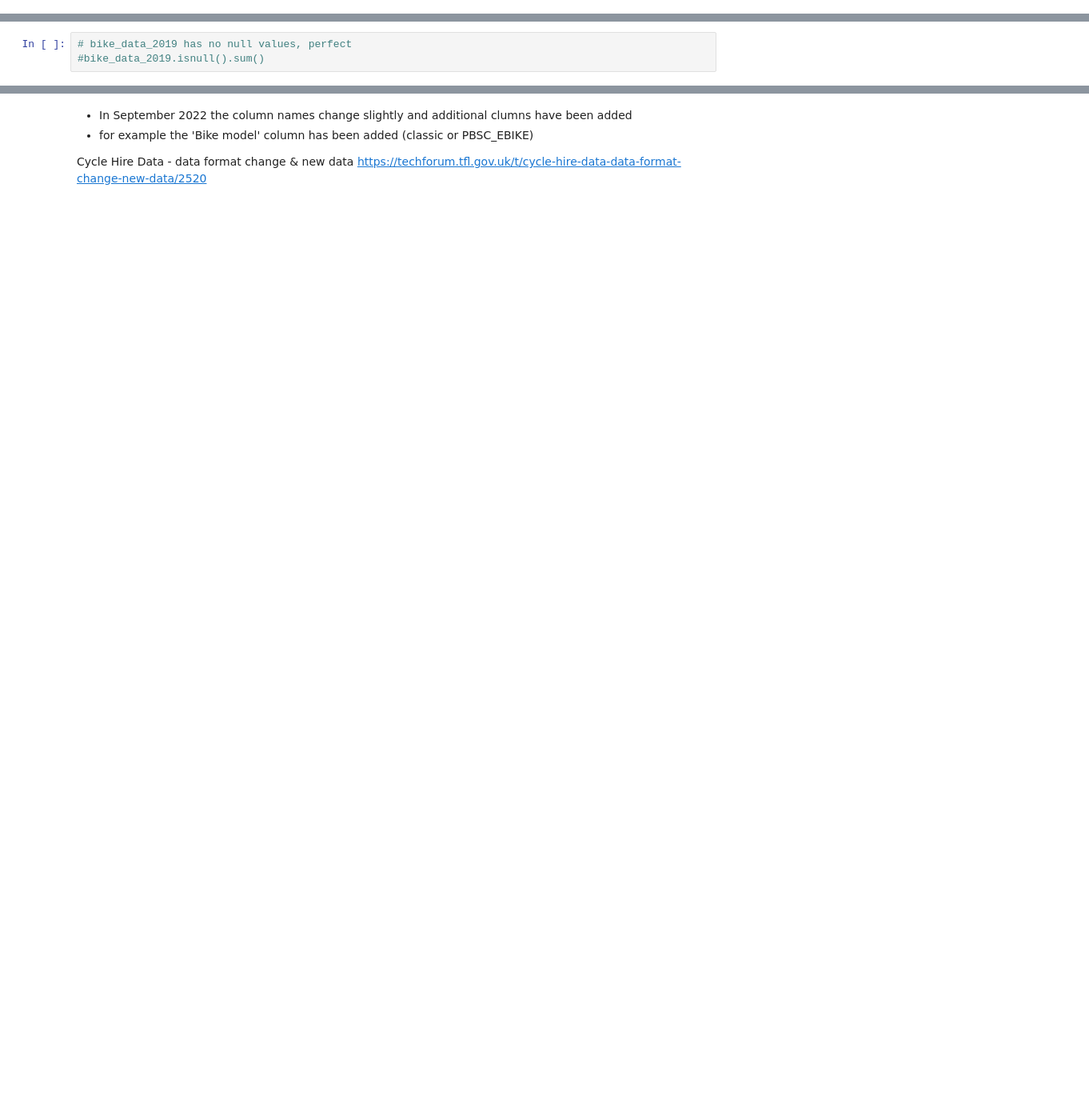
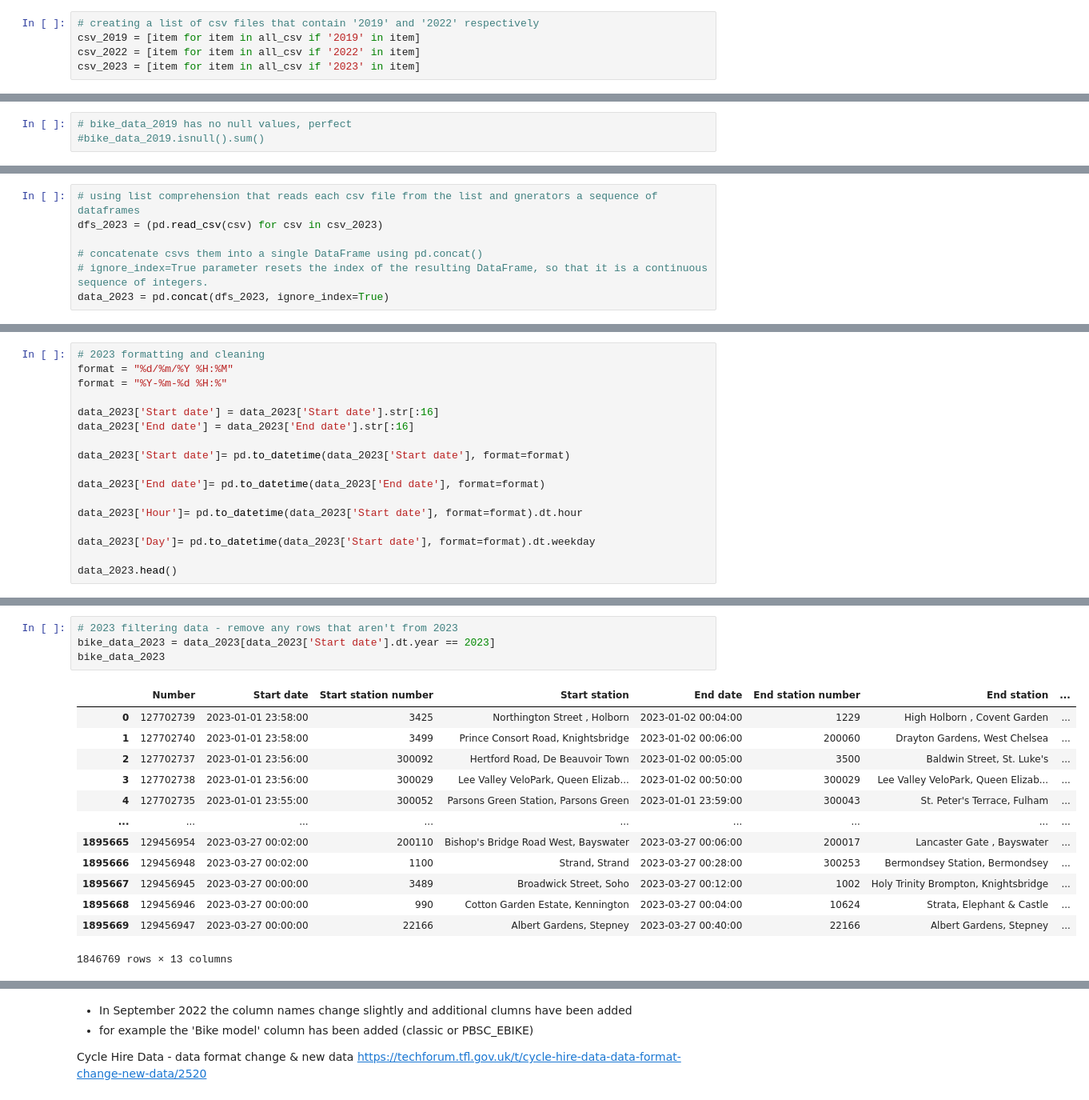
Before and after one commit to elrhmo/TfL_Bike_Analysis, a Jupyter notebook: data_prep.ipynb, the cells around one changed output, grey strips where cells are left out. Shown: that part at 80% size. Cells and saved outputs as stored; diff of their text form; blank space fills up the shorter version.

```diff
--- a/data_prep.ipynb
+++ b/data_prep.ipynb
@@ -173,5 +179,10 @@ all_csv
  'data/bikes\\9a-Journey-Data-Extract-23Aug15-05Sep15.csv',
  'data/bikes\\9b Journey Data Extract 01Sep14-13Sep14.csv',
  'data/bikes\\9b-Journey-Data-Extract-06Sep15-19Sep15.csv']
+# %%
+# creating a list of csv files that contain '2019' and '2022' respectively
+csv_2019 = [item for item in all_csv if '2019' in item]
+csv_2022 = [item for item in all_csv if '2022' in item]
+csv_2023 = [item for item in all_csv if '2023' in item]
 # %% [markdown]
 ### 2019 data prep
@@ -291,0 +299,7 @@ bike_data_2019
+# %%
+# using list comprehension that reads each csv file from the list and gnerators a sequence of dataframes
+dfs_2023 = (pd.read_csv(csv) for csv in csv_2023)
+
+# concatenate csvs them into a single DataFrame using pd.concat()
+# ignore_index=True parameter resets the index of the resulting DataFrame, so that it is a continuous sequence of integers.
+data_2023 = pd.concat(dfs_2023, ignore_index=True)
@@ -291,0 +336,17 @@ bike_data_2019
+# %%
+# 2023 formatting and cleaning
+format = "%d/%m/%Y %H:%M"
+format = "%Y-%m-%d %H:%"
+
+data_2023['Start date'] = data_2023['Start date'].str[:16]
+data_2023['End date'] = data_2023['End date'].str[:16]
+
+data_2023['Start date']= pd.to_datetime(data_2023['Start date'], format=format)
+
+data_2023['End date']= pd.to_datetime(data_2023['End date'], format=format)
+
+data_2023['Hour']= pd.to_datetime(data_2023['Start date'], format=format).dt.hour
+
+data_2023['Day']= pd.to_datetime(data_2023['Start date'], format=format).dt.weekday
+
+data_2023.head()
@@ -291,0 +360,18 @@ bike_data_2019
+# %%
+# 2023 filtering data - remove any rows that aren't from 2023
+bike_data_2023 = data_2023[data_2023['Start date'].dt.year == 2023]
+bike_data_2023
+# %% [output]
+|  | Number | Start date | Start station number | Start station | End date | End station number | End station | ... |
+| 0 | 127702739 | 2023-01-01 23:58:00 | 3425 | Northington Street , Holborn | 2023-01-02 00:04:00 | 1229 | High Holborn , Covent Garden | ... |
+| 1 | 127702740 | 2023-01-01 23:58:00 | 3499 | Prince Consort Road, Knightsbridge | 2023-01-02 00:06:00 | 200060 | Drayton Gardens, West Chelsea | ... |
+| 2 | 127702737 | 2023-01-01 23:56:00 | 300092 | Hertford Road, De Beauvoir Town | 2023-01-02 00:05:00 | 3500 | Baldwin Street, St. Luke's | ... |
+| 3 | 127702738 | 2023-01-01 23:56:00 | 300029 | Lee Valley VeloPark, Queen Elizab... | 2023-01-02 00:50:00 | 300029 | Lee Valley VeloPark, Queen Elizab... | ... |
+| 4 | 127702735 | 2023-01-01 23:55:00 | 300052 | Parsons Green Station, Parsons Green | 2023-01-01 23:59:00 | 300043 | St. Peter's Terrace, Fulham | ... |
+| ... | ... | ... | ... | ... | ... | ... | ... | ... |
+| 1895665 | 129456954 | 2023-03-27 00:02:00 | 200110 | Bishop's Bridge Road West, Bayswater | 2023-03-27 00:06:00 | 200017 | Lancaster Gate , Bayswater | ... |
+| 1895666 | 129456948 | 2023-03-27 00:02:00 | 1100 | Strand, Strand | 2023-03-27 00:28:00 | 300253 | Bermondsey Station, Bermondsey | ... |
+| 1895667 | 129456945 | 2023-03-27 00:00:00 | 3489 | Broadwick Street, Soho | 2023-03-27 00:12:00 | 1002 | Holy Trinity Brompton, Knightsbridge | ... |
+| 1895668 | 129456946 | 2023-03-27 00:00:00 | 990 | Cotton Garden Estate, Kennington | 2023-03-27 00:04:00 | 10624 | Strata, Elephant & Castle | ... |
+| 1895669 | 129456947 | 2023-03-27 00:00:00 | 22166 | Albert Gardens, Stepney | 2023-03-27 00:40:00 | 22166 | Albert Gardens, Stepney | ... |
+1846769 rows × 13 columns
```
Also changed, not shown: parts of 41 cells of this notebook.
